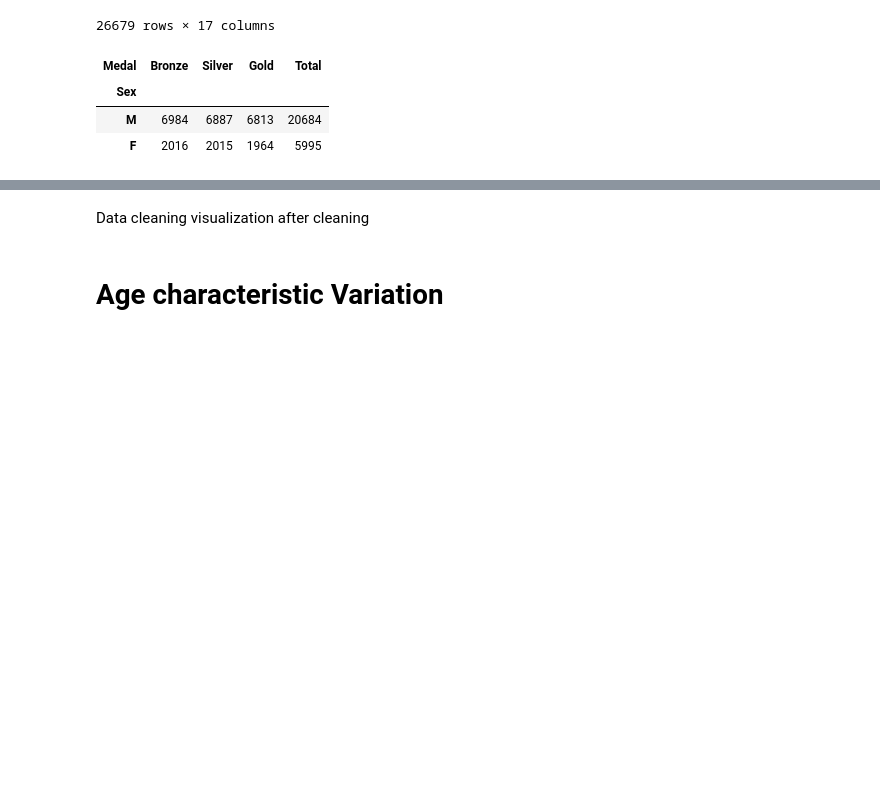
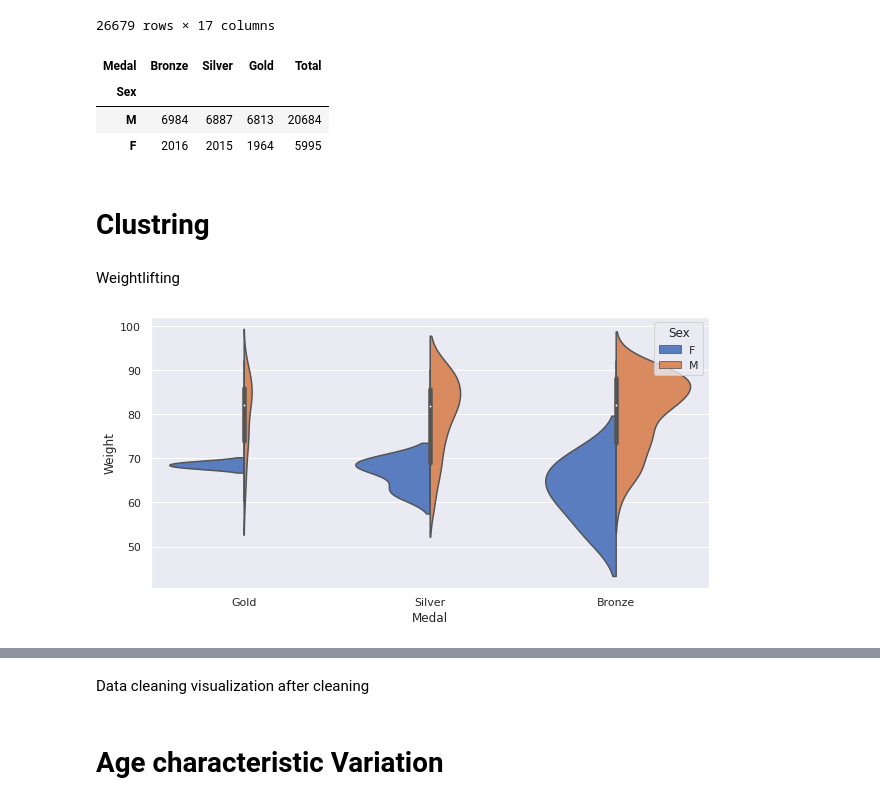
Before and after one commit to Nourankh20/Data-Visualization, a Jupyter notebook: Visualization.ipynb, the cells around one changed output, grey strips where cells are left out. Cells and saved outputs as stored; diff of their text form; code cells hidden in the pictures; blank space fills up the shorter version.

```diff
--- a/Visualization.ipynb
+++ b/Visualization.ipynb
@@ -465,3 +465,13 @@ total_medals
 | Sex |  |  |  |  |
 | M | 6984 | 6887 | 6813 | 20684 |
 | F | 2016 | 2015 | 1964 | 5995 |
+# %% [markdown]
+# Clustring
+# %% [markdown]
+Weightlifting
+# %%
+Weightlifting = tmp_medal.loc[tmp_medal['Sport'] == 'Weightlifting']
+
+ax = sns.violinplot(x="Medal", y="Weight", hue="Sex", data=Weightlifting, palette="muted", split=True)
+# %% [output]
+[figure, added]
```
Also changed, not shown: parts of 6 cells of this notebook.
